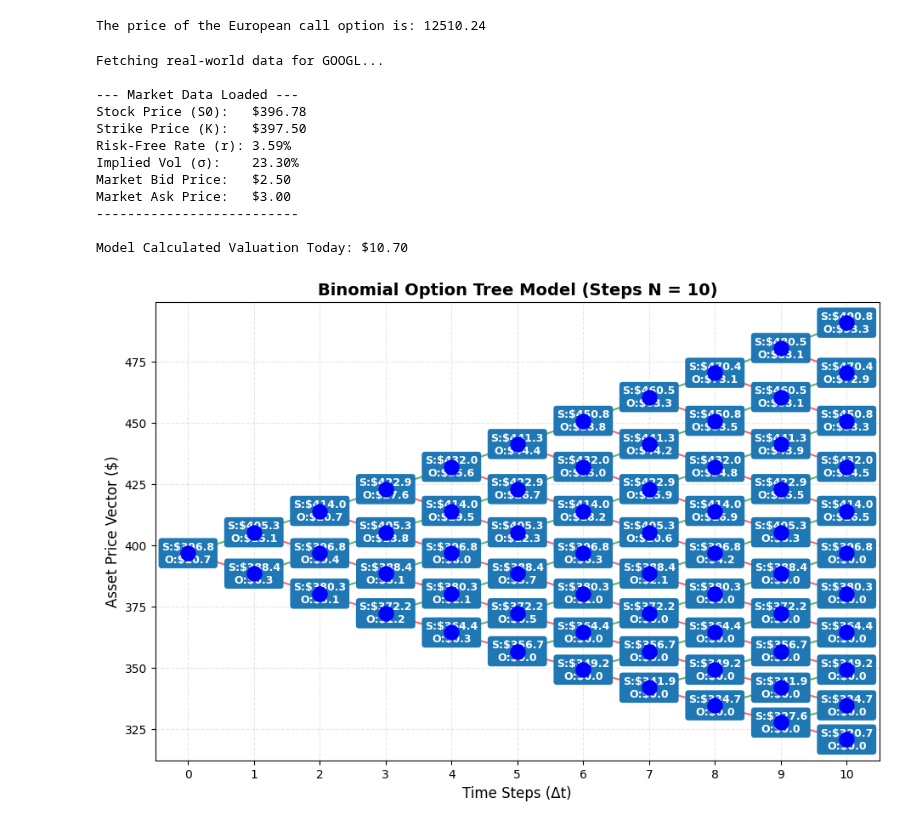
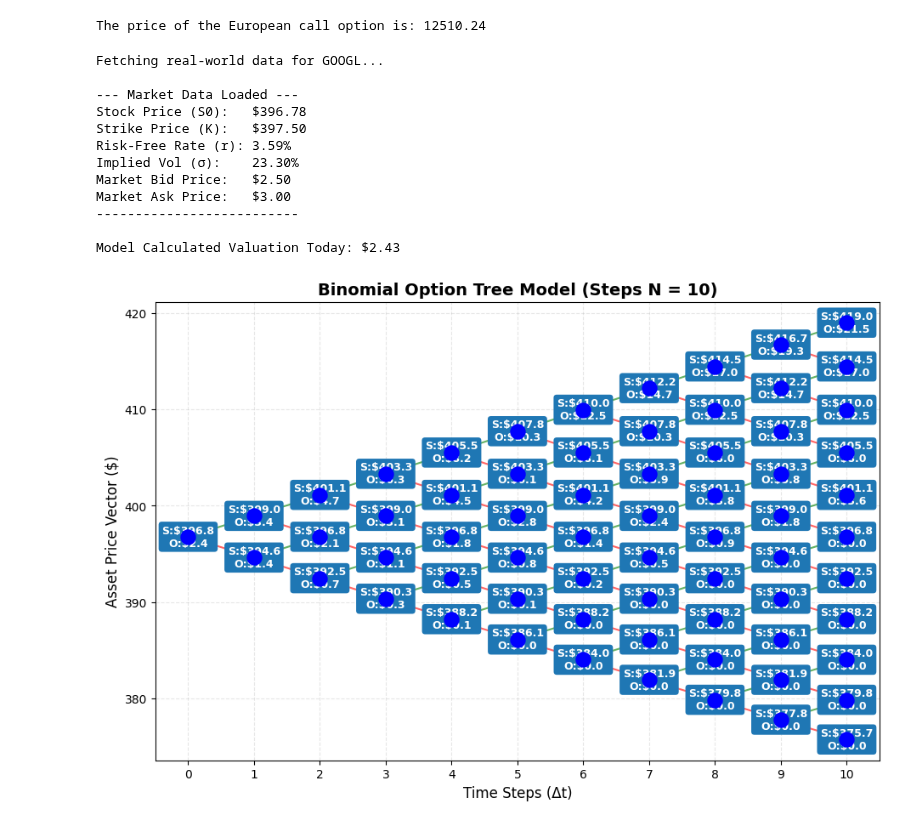
Before and after one commit to ottoittikorn/Projects, a Jupyter notebook: Binomial.ipynb, the cells around one changed output. Drawn from its saved outputs; the diff is of its cells as text; code cells hidden in the pictures.

```diff
--- a/Binomial.ipynb
+++ b/Binomial.ipynb
@@ -83,7 +83,22 @@ def fetch_live_option_data(ticker_symbol):
         r = 0.045  # Standard fallback if macroeconomic feed fails
 
     # 5. Approximate time to expiration in years (assuming roughly 1 month)
-    T = 1 / 12
+    # T = 1 / 12from datetime import datetime
+
+    # Convert the live target expiry string (e.g., '2026-05-22') into a python date object
+    expiry_date = datetime.strptime(target_expiry, "%Y-%m-%d").date()
+    today = datetime.now().date()
+
+    # Calculate the exact number of days remaining
+    days_to_expiry = (expiry_date - today).days
+
+    # If the option expires today, set it to a fraction of a day to avoid division by zero
+    T = max(days_to_expiry, 0.5) / 365
+
+
+
+
+
 
     print("\n--- Market Data Loaded ---")
     print(f"Stock Price (S0):   ${S0:.2f}")
@@ -179,32 +194,32 @@ def build_and_plot_binomial_tree(S0, K, r, sigma, T, N=3):
     plt.grid(True, linestyle="--", alpha=0.3)
 
     print(f"Model Calculated Valuation Today: ${option_tree[(0,0)]:.2f}")
     plt.show()
 
 
 # --- EXECUTION ---
 if __name__ == "__main__":
     # You can change "AAPL" to "MSFT", "NVDA", or "TSLA"
     try:
         S0, K, r, sigma, T, market_price = fetch_live_option_data("GOOGL")
 
         # Keep N small (3-5) for visual layouts so text labels don't blend together.
         # If calculating pure valuation precision without charting, N can be set to 100+.
         build_and_plot_binomial_tree(S0, K, r, sigma, T, N=10)
 
     except Exception as e:
         print(f"Execution Error: {e}")
 # %% [output]
 Fetching real-world data for GOOGL...
 
 --- Market Data Loaded ---
 Stock Price (S0):   $396.78
 Strike Price (K):   $397.50
 Risk-Free Rate (r): 3.59%
 Implied Vol (σ):    23.30%
 Market Bid Price:   $2.50
 Market Ask Price:   $3.00
 --------------------------
 
-Model Calculated Valuation Today: $10.70
+Model Calculated Valuation Today: $2.43
-[figure, old version]
+[figure, new version]
```
Also changed, not shown: parts of 1 cell of this notebook.
